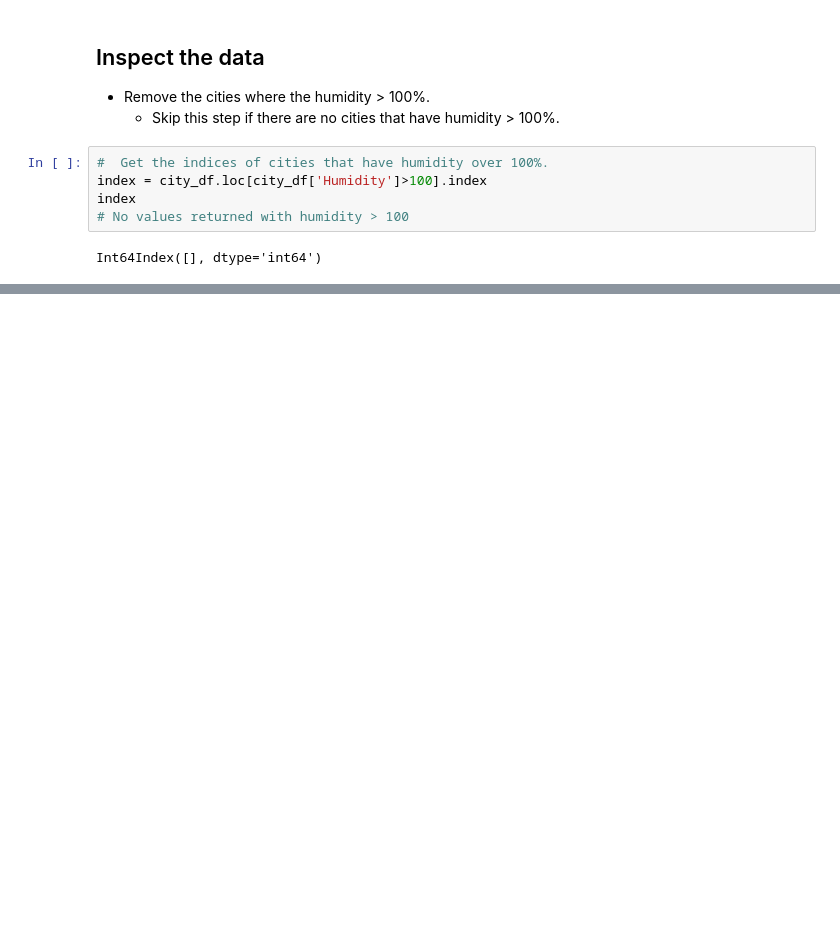
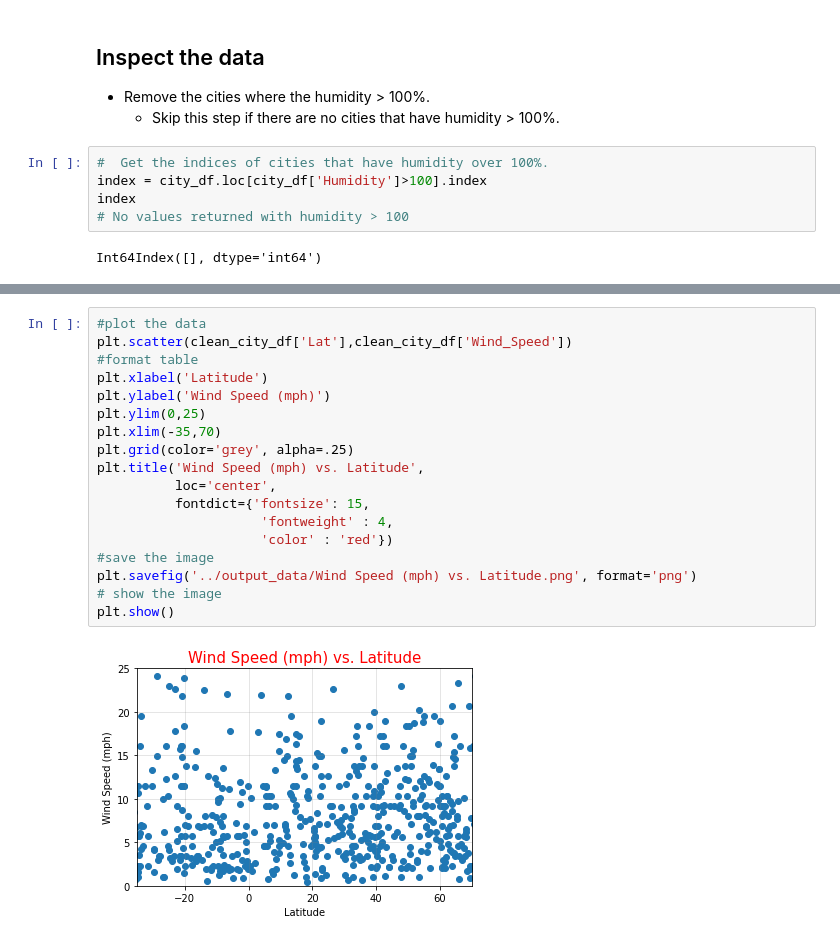
Before and after one commit to eglulu6/Python_API_Challenge, a Jupyter notebook: Weatherpy/WeatherPy_EM.ipynb, the cells around one changed output, grey strips where cells are left out. Drawn from its saved outputs; the diff is of its cells as text; blank space fills up the shorter version.

Commit message:
updating watherpy, vacationpy, and output data to final copy.

```diff
--- a/Weatherpy/WeatherPy_EM.ipynb
+++ b/Weatherpy/WeatherPy_EM.ipynb
@@ -506,0 +291,20 @@ Rval = -0.14720830884980865
+# %%
+#plot the data
+plt.scatter(clean_city_df['Lat'],clean_city_df['Wind_Speed'])
+#format table
+plt.xlabel('Latitude')
+plt.ylabel('Wind Speed (mph)')
+plt.ylim(0,25)
+plt.xlim(-35,70)
+plt.grid(color='grey', alpha=.25)
+plt.title('Wind Speed (mph) vs. Latitude',
+          loc='center',
+          fontdict={'fontsize': 15,
+                     'fontweight' : 4,
+                     'color' : 'red'})
+#save the image
+plt.savefig('../output_data/Wind Speed (mph) vs. Latitude.png', format='png')
+# show the image
+plt.show()
+# %% [output]
+[figure, added]
```
Also changed, not shown: parts of 59 cells of this notebook, 15 other files.
